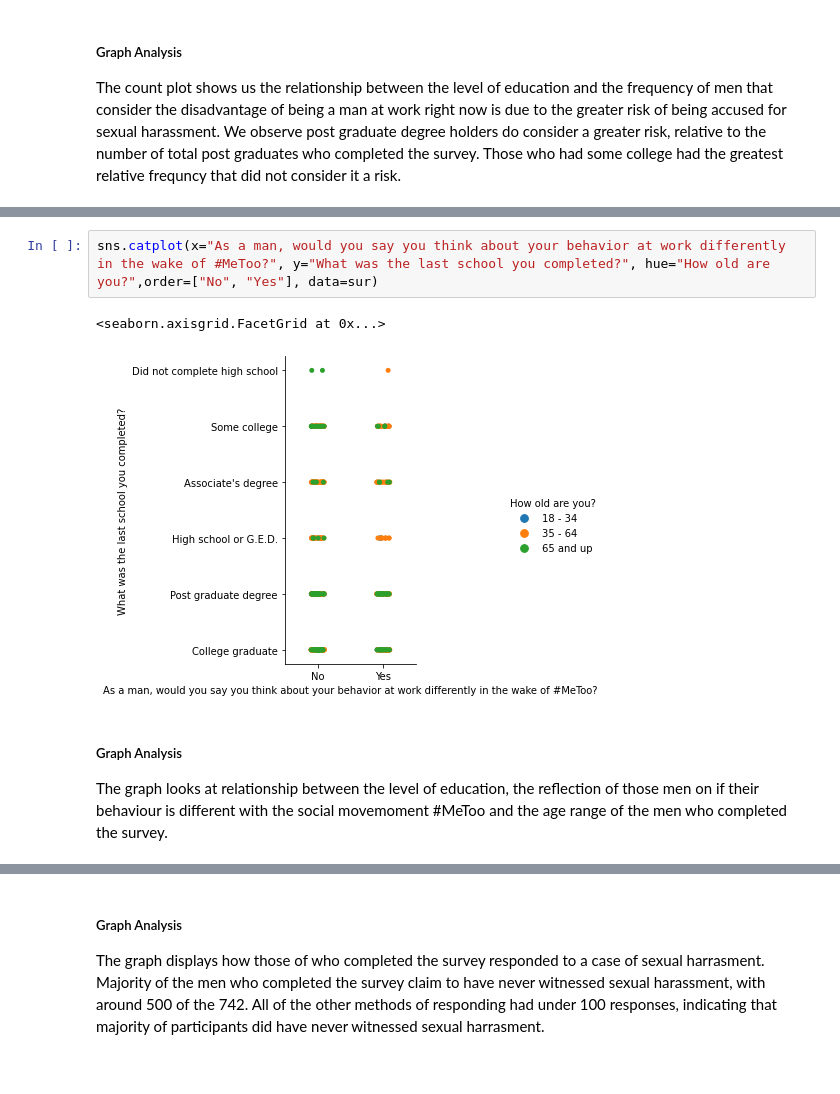
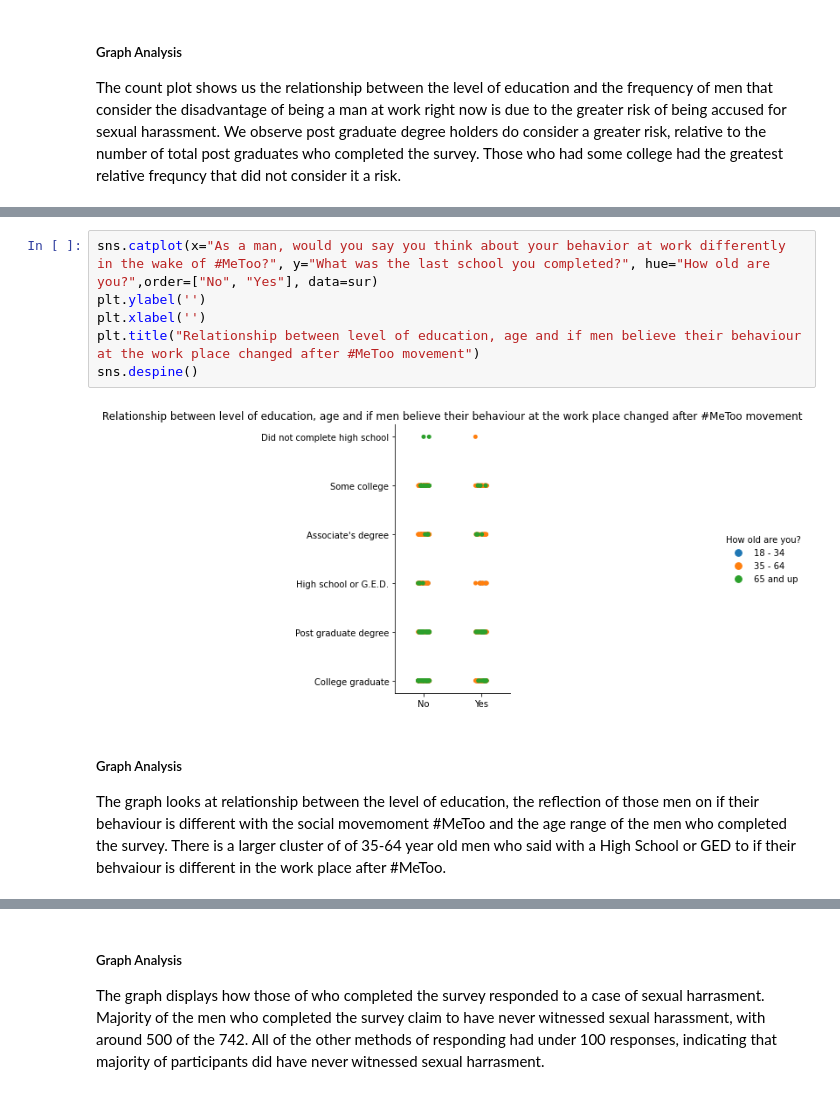
Before and after one commit to data301-2021-winter1/group20-project-, a Jupyter notebook: notebooks/analysis2.ipynb, the cells around one changed output, grey strips where cells are left out. Saved outputs shown, nothing was run; the diff lists cells and outputs as text.

```diff
--- a/notebooks/analysis2.ipynb
+++ b/notebooks/analysis2.ipynb
@@ -402,11 +402,14 @@ We observe post graduate degree holders do consider a greater risk, relative to
 # %%
 sns.catplot(x="As a man, would you say you think about your behavior at work differently in the wake of #MeToo?", y="What was the last school you completed?", hue="How old are you?",order=["No", "Yes"], data=sur)
+plt.ylabel('')
+plt.xlabel('')
+plt.title("Relationship between level of education, age and if men believe their behaviour at the work place changed after #MeToo movement")
+sns.despine()
 # %% [output]
-<seaborn.axisgrid.FacetGrid at 0x...>
-[figure, old version]
+[figure, new version]
 # %% [markdown]
 ##### Graph Analysis
-The graph looks at relationship between the level of education, the reflection of those men on if their behaviour is different with the social movemoment #MeToo and the age range of the men who completed the survey.
+The graph looks at relationship between the level of education, the reflection of those men on if their behaviour is different with the social movemoment #MeToo and the age range of the men who completed the survey. There is a larger cluster of of 35-64 year old men who said with a High School or GED to if their behvaiour is different in the work place after #MeToo.
 # %%
 #Creating new dataframes of value count and joining through concat for new dataframe of combined answers
 df = sur['Responded to a sexual harassment incident by: Confronted the accused person'].value_counts()
```
Also changed, not shown: parts of 15 cells of this notebook, 1 other file.
